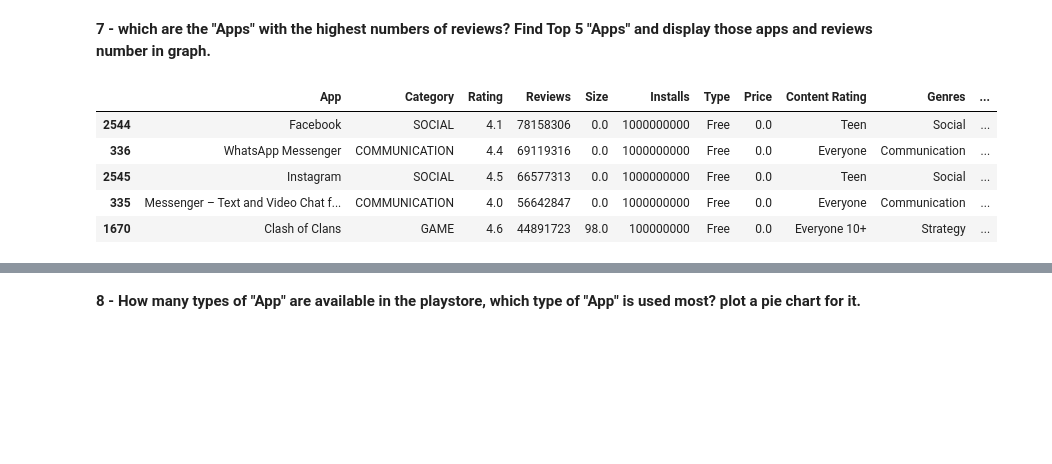
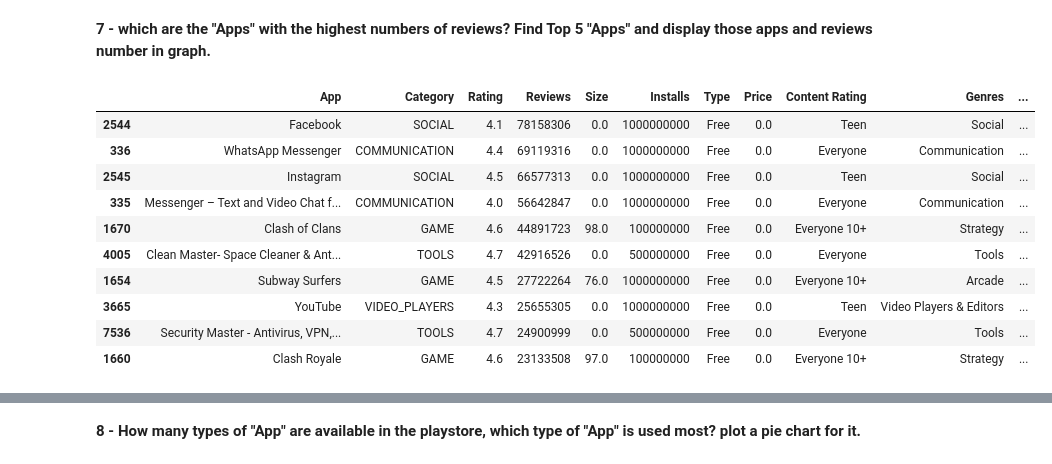
Before and after one commit to Yogendra-ramnani/-Capstone-Project---Play-Store-App-Review-Analysis, a Jupyter notebook: Capstone_Project_Play_Store_App_Review_Analysis_by_yogendra.ipynb, the cells around one changed output, grey strips where cells are left out. Cells and saved outputs as stored; diff of their text form; code cells hidden in the pictures; blank space fills up the shorter version.

```diff
--- a/Capstone_Project_Play_Store_App_Review_Analysis_by_yogendra.ipynb
+++ b/Capstone_Project_Play_Store_App_Review_Analysis_by_yogendra.ipynb
@@ -1090,13 +1101,18 @@ Name: Sentiment, dtype: int64
 # %%
 # We are going to sort "Reviews" column values so we can find the apps and there respective number of reviews
 
-top5_most_review_apps_df  = ps_df.sort_values(by='Reviews', ascending=False)
-top5_most_review_apps_df.head()
+top_most_review_apps_df  = ps_df.sort_values(by='Reviews', ascending=False)
+top_most_review_apps_df.head(10)
 # %% [output]
 |  | App | Category | Rating | Reviews | Size | Installs | Type | Price | Content Rating | Genres | ... |
 | 2544 | Facebook | SOCIAL | 4.1 | 78158306 | 0.0 | 1000000000 | Free | 0.0 | Teen | Social | ... |
 | 336 | WhatsApp Messenger | COMMUNICATION | 4.4 | 69119316 | 0.0 | 1000000000 | Free | 0.0 | Everyone | Communication | ... |
 | 2545 | Instagram | SOCIAL | 4.5 | 66577313 | 0.0 | 1000000000 | Free | 0.0 | Teen | Social | ... |
 | 335 | Messenger – Text and Video Chat f... | COMMUNICATION | 4.0 | 56642847 | 0.0 | 1000000000 | Free | 0.0 | Everyone | Communication | ... |
 | 1670 | Clash of Clans | GAME | 4.6 | 44891723 | 98.0 | 100000000 | Free | 0.0 | Everyone 10+ | Strategy | ... |
+| 4005 | Clean Master- Space Cleaner & Ant... | TOOLS | 4.7 | 42916526 | 0.0 | 500000000 | Free | 0.0 | Everyone | Tools | ... |
+| 1654 | Subway Surfers | GAME | 4.5 | 27722264 | 76.0 | 1000000000 | Free | 0.0 | Everyone 10+ | Arcade | ... |
+| 3665 | YouTube | VIDEO_PLAYERS | 4.3 | 25655305 | 0.0 | 1000000000 | Free | 0.0 | Teen | Video Players & Editors | ... |
+| 7536 | Security Master - Antivirus, VPN,... | TOOLS | 4.7 | 24900999 | 0.0 | 500000000 | Free | 0.0 | Everyone | Tools | ... |
+| 1660 | Clash Royale | GAME | 4.6 | 23133508 | 97.0 | 100000000 | Free | 0.0 | Everyone 10+ | Strategy | ... |
 # %%
```
Also changed, not shown: parts of 14 cells of this notebook.
